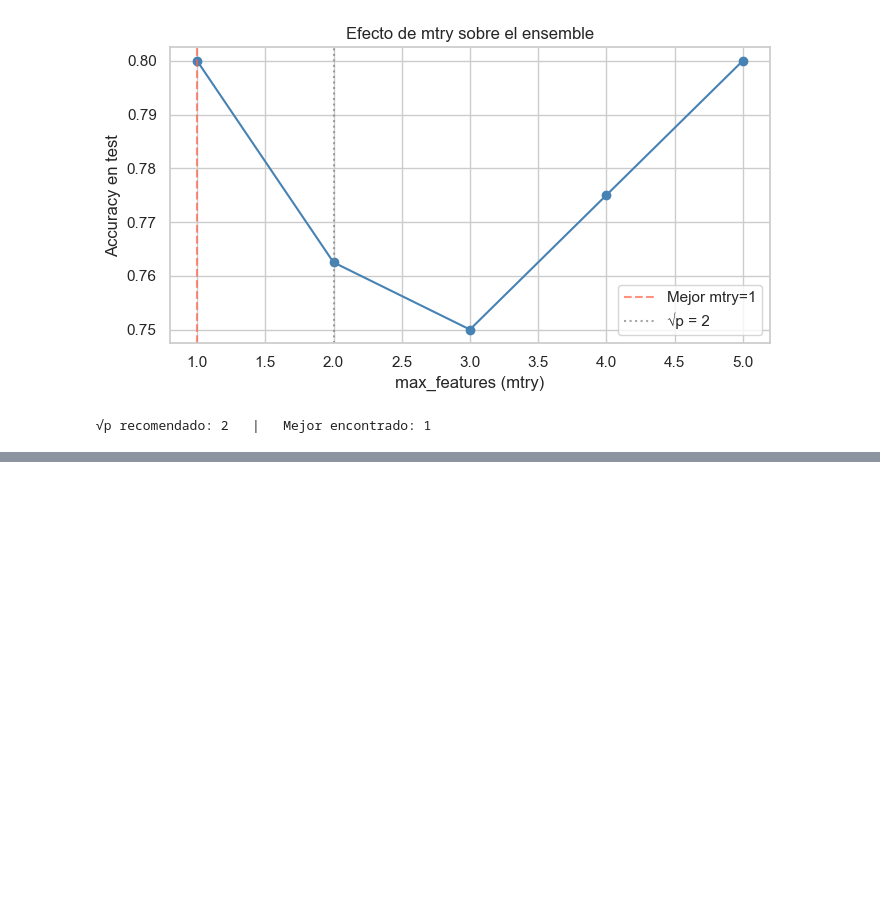
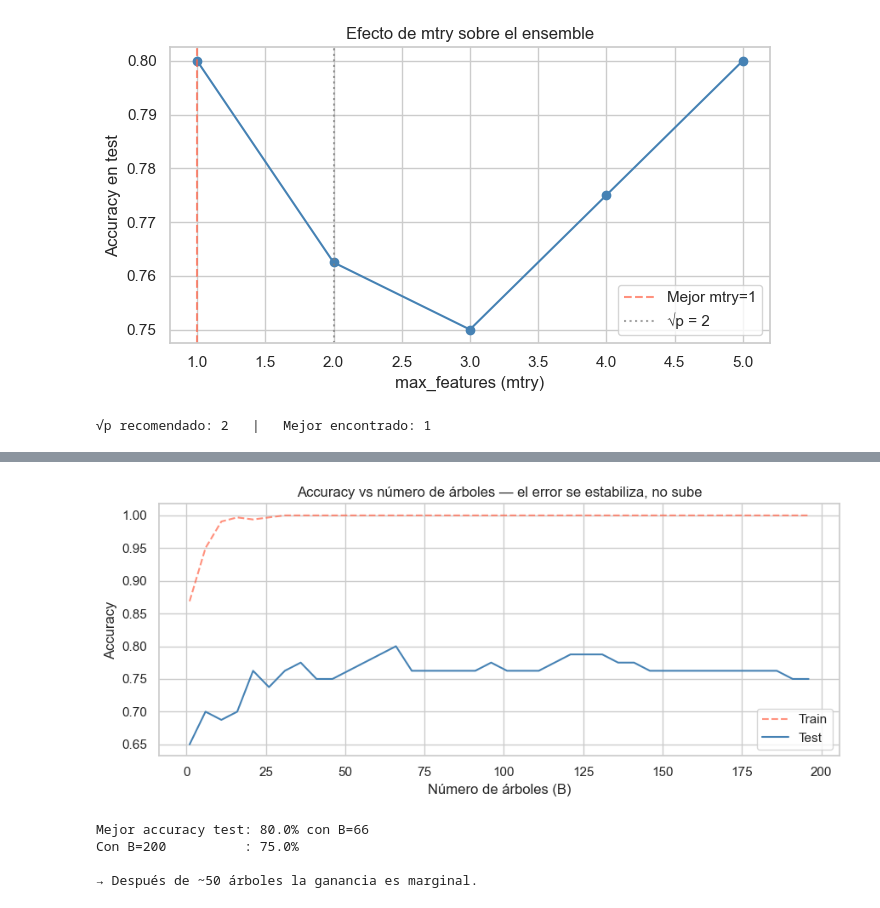
Before and after one commit to angelozdev/practical-statistics-for-data-analysis, a Jupyter notebook: notebooks/25-random-forest.ipynb, the cells around one changed output, grey strips where cells are left out. Saved outputs shown, nothing was run; the diff lists cells and outputs as text; code cells hidden in the pictures; blank space fills up the shorter version.

Commit message:
feat(nb-25): add section 4 - B trees sweep showing stable error

```diff
--- a/notebooks/25-random-forest.ipynb
+++ b/notebooks/25-random-forest.ipynb
@@ -260,0 +271,35 @@ print(f"\n√p recomendado: {int(np.sqrt(p))}   |   Mejor encontrado: {mejor_m}"
+# %%
+B_values = list(range(1, 201, 5))
+accs_train, accs_test = [], []
+
+for B in B_values:
+    rf = RandomForestClassifier(
+        n_estimators=B,
+        max_features="sqrt",
+        random_state=42,
+        n_jobs=-1,
+    )
+    rf.fit(X_train, y_train)
+    accs_train.append(accuracy_score(y_train, rf.predict(X_train)))
+    accs_test.append(accuracy_score(y_test, rf.predict(X_test)))
+
+fig, ax = plt.subplots(figsize=(9, 4))
+ax.plot(B_values, accs_train, color="tomato",    linestyle="--", label="Train", alpha=0.7)
+ax.plot(B_values, accs_test,  color="steelblue", label="Test")
+ax.set_xlabel("Número de árboles (B)")
+ax.set_ylabel("Accuracy")
+ax.set_title("Accuracy vs número de árboles — el error se estabiliza, no sube")
+ax.legend()
+plt.tight_layout()
+plt.show()
+
+idx_best = int(np.argmax(accs_test))
+print(f"Mejor accuracy test: {max(accs_test):.1%} con B={B_values[idx_best]}")
+print(f"Con B=200          : {accs_test[-1]:.1%}")
+print(f"\n→ Después de ~50 árboles la ganancia es marginal.")
+# %% [output]
+[figure, added]
+Mejor accuracy test: 80.0% con B=66
+Con B=200          : 75.0%
+
+→ Después de ~50 árboles la ganancia es marginal.
```
Also changed, not shown: parts of 1 cell of this notebook.
